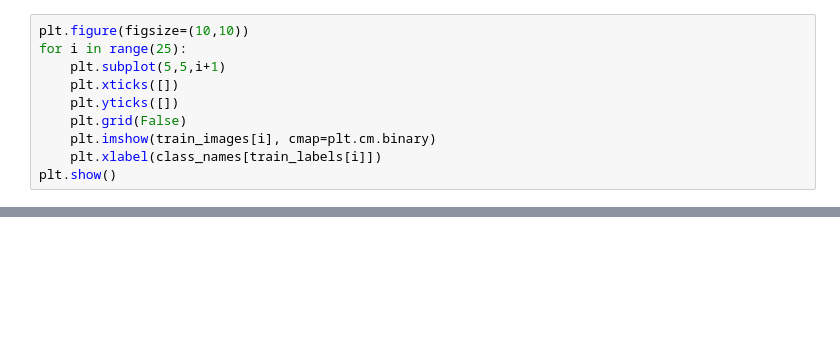
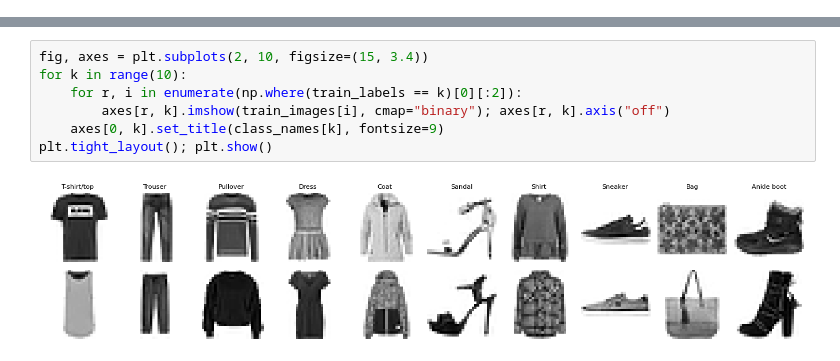
Before and after one commit to imagra93/ML-course-labs, a Jupyter notebook: deep_learning/Demo_CNN_Multiclass.ipynb, the cells around one changed output, grey strips where cells are left out. Saved outputs shown, nothing was run; the diff lists cells and outputs as text; blank space fills up the shorter version.

```diff
--- a/deep_learning/Demo_CNN_Multiclass.ipynb
+++ b/deep_learning/Demo_CNN_Multiclass.ipynb
@@ -141,10 +2,0 @@ Sample images from the training set:
-# %%
-plt.figure(figsize=(10,10))
-for i in range(25):
-    plt.subplot(5,5,i+1)
-    plt.xticks([])
-    plt.yticks([])
-    plt.grid(False)
-    plt.imshow(train_images[i], cmap=plt.cm.binary)
-    plt.xlabel(class_names[train_labels[i]])
-plt.show()
@@ -663,0 +95,9 @@ With dropout on at inference, the model randomly zeros neurons, producing stocha
+# %%
+fig, axes = plt.subplots(2, 10, figsize=(15, 3.4))
+for k in range(10):
+    for r, i in enumerate(np.where(train_labels == k)[0][:2]):
+        axes[r, k].imshow(train_images[i], cmap="binary"); axes[r, k].axis("off")
+    axes[0, k].set_title(class_names[k], fontsize=9)
+plt.tight_layout(); plt.show()
+# %% [output]
+[figure, added]
```
Also changed, not shown: parts of 88 cells of this notebook, 52 other files.
